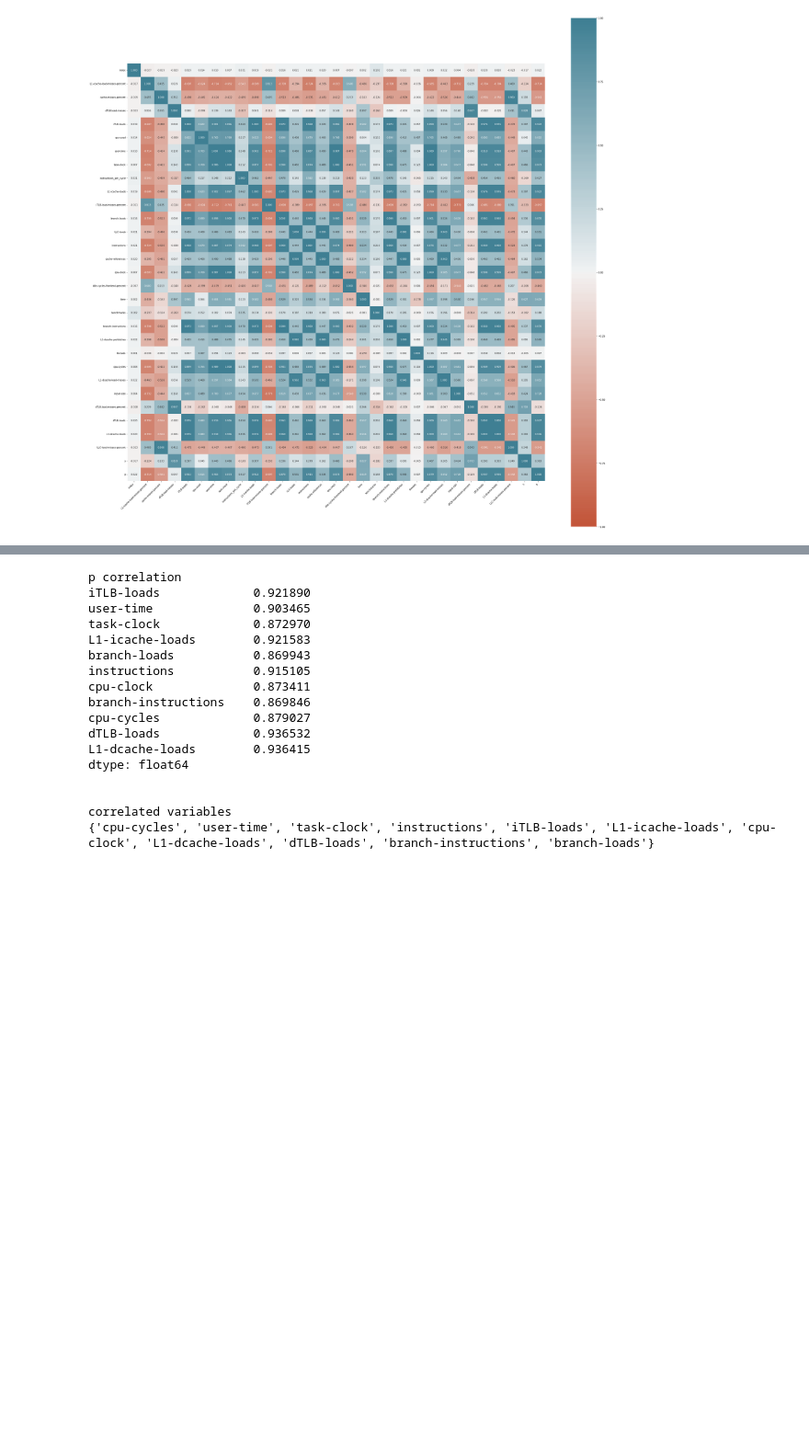
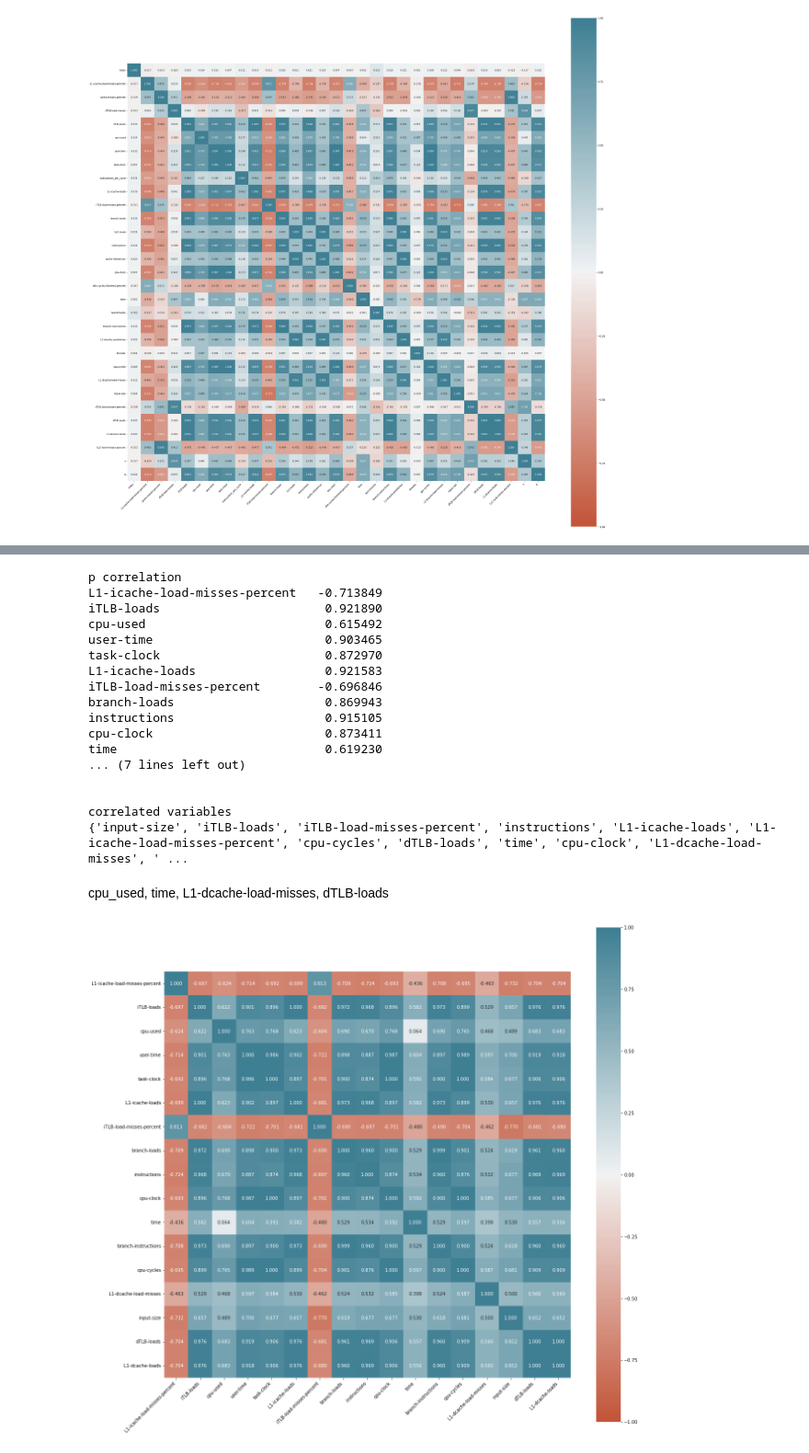
Before and after one commit to WYB929/2023_multicore_project, a Jupyter notebook: src/plotting.ipynb, the cells around one changed output, grey strips where cells are left out. Shown at 92% size. Drawn from its saved outputs; the diff is of its cells as text; code cells hidden in the pictures; blank space fills up the shorter version.

```diff
--- a/src/plotting.ipynb
+++ b/src/plotting.ipynb
@@ -301,13 +309,13 @@ lst_s = []
 
 for i in output_s:
     print(i+' correlation')
-    corr_table = unstack_corr[abs(unstack_corr)>0.6][i].drop(output_s, errors='ignore')
+    corr_table = unstack_corr[abs(unstack_corr)>0.46][i].drop(output_s, errors='ignore')
     lst_s = *lst_s,*corr_table.index
     print(corr_table)
     print('\n')
 
 print('correlated variables')
-print(set(lst))
+print(set(lst_s))
 # %% [output]
 s correlation
 dTLB-load-misses            0.827694
@@ -320,0 +334,14 @@ correlated variables
+# %%
+output_s_filtered = ['s', 'cpu-clock', 'dTLB-load-misses-percent',
+                     'task-clock']
+lst_s_filtered = []
+
+for i in output_s:
+    print(i+' correlation')
+    corr_table = unstack_corr[abs(unstack_corr)>0.46][i].drop(output_s_filtered, errors='ignore')
+    lst_s_filtered = *lst_s_filtered,*corr_table.index
+    print(corr_table)
+    print('\n')
+
+print('correlated variables')
+print(set(lst_s_filtered))
@@ -324,28 +361,47 @@ lst_p = []
 
 for i in output_p:
     print(i+' correlation')
-    corr_table = unstack_corr[abs(unstack_corr)>0.85][i].drop(output_p, errors='ignore')
+    corr_table = unstack_corr[abs(unstack_corr)>0.6][i].drop(output_p, errors='ignore')
     lst_p = *lst_p,*corr_table.index
     print(corr_table)
     print('\n')
 
 print('correlated variables')
-print(set(lst))
+print(set(lst_p))
 # %% [output]
 p correlation
-iTLB-loads             0.921890
-user-time              0.903465
-task-clock             0.872970
-L1-icache-loads        0.921583
-branch-loads           0.869943
-instructions           0.915105
-cpu-clock              0.873411
-branch-instructions    0.869846
-cpu-cycles             0.879027
-dTLB-loads             0.936532
-L1-dcache-loads        0.936415
-dtype: float64
+L1-icache-load-misses-percent   -0.713849
+iTLB-loads                       0.921890
+cpu-used                         0.615492
+user-time                        0.903465
+task-clock                       0.872970
+L1-icache-loads                  0.921583
+iTLB-load-misses-percent        -0.696846
+branch-loads                     0.869943
+instructions                     0.915105
+cpu-clock                        0.873411
+time                             0.619230
+... (7 lines left out)
 
 
 correlated variables
-{'cpu-cycles', 'user-time', 'task-clock', 'instructions', 'iTLB-loads', 'L1-icache-loads', 'cpu-clock', 'L1-dcache-loads', 'dTLB-loads', 'branch-instructions', 'branch-loads'}
+{'input-size', 'iTLB-loads', 'iTLB-load-misses-percent', 'instructions', 'L1-icache-loads', 'L1-icache-load-misses-percent', 'cpu-cycles', 'dTLB-loads', 'time', 'cpu-clock', 'L1-dcache-load-misses', ' ...
+# %% [markdown]
+cpu_used, time, L1-dcache-load-misses, dTLB-loads
+# %%
+fig, ax = plt.subplots(figsize=(20, 20))
+
+ax = sns.heatmap(
+    data[list(lst_p)].corr(),
+    vmin=-1, vmax=1, center=0,
+    cmap=sns.diverging_palette(20, 220, n=200),
+    square=True,annot=True,fmt=".3f"
+)
+
+ax.set_xticklabels(
+    ax.get_xticklabels(),
+    rotation=45,
+    horizontalalignment='right'
+);
+# %% [output]
+[figure, added]
```
Also changed, not shown: parts of 11 cells of this notebook, 2 other files.
